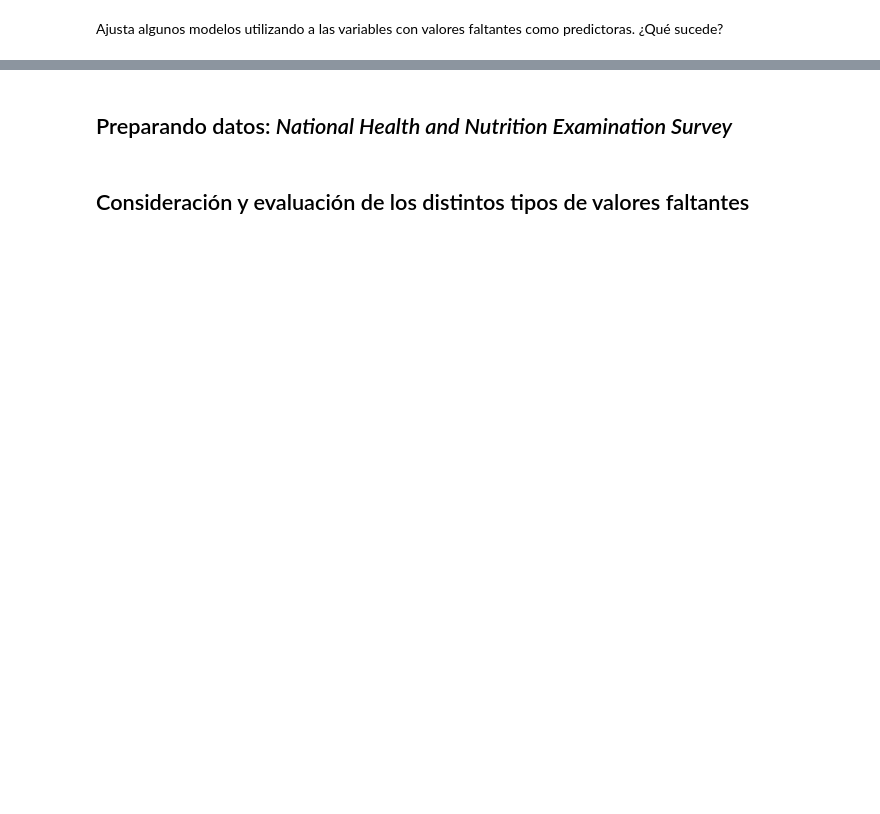
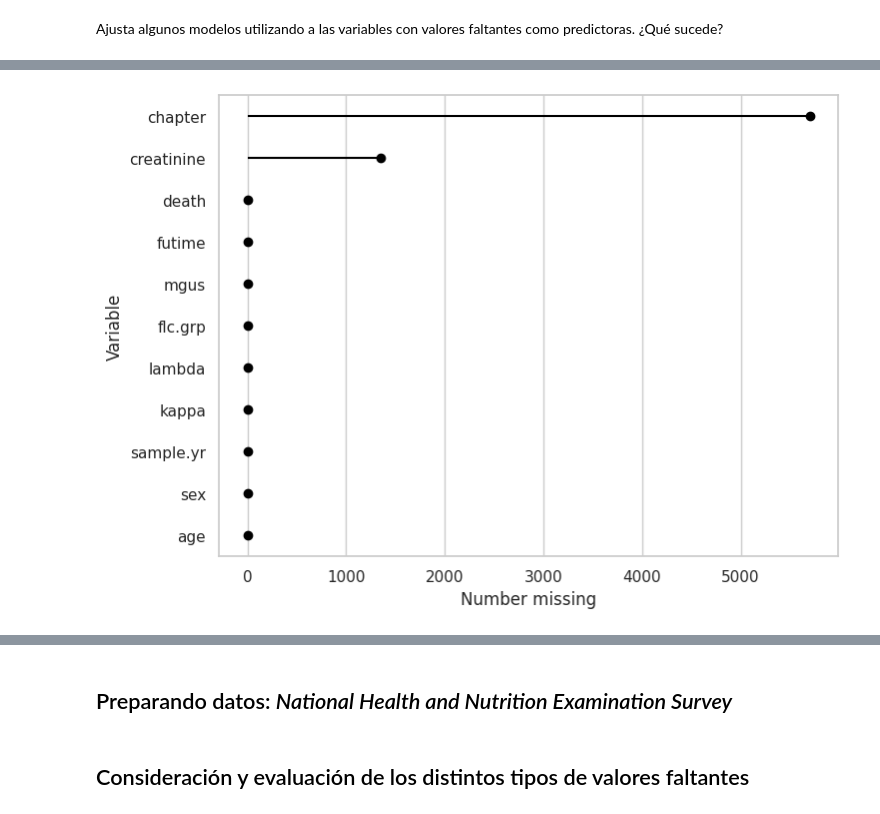
Before and after one commit to jariel17/curso-datos-faltantes-i, a Jupyter notebook: live-imputation-missing-values.ipynb, the cells around one changed output, grey strips where cells are left out. Cells and saved outputs as stored; diff of their text form; code cells hidden in the pictures; blank space fills up the shorter version.

Commit message:
Add missing values exploration

```diff
--- a/live-imputation-missing-values.ipynb
+++ b/live-imputation-missing-values.ipynb
@@ -142,0 +194,4 @@ Ajusta algunos modelos utilizando a las variables con valores faltantes como pre
+# %%
+survival_df.missing.missing_variable_plot()
+# %% [output]
+[figure, added]
```
Also changed, not shown: parts of 11 cells of this notebook.
